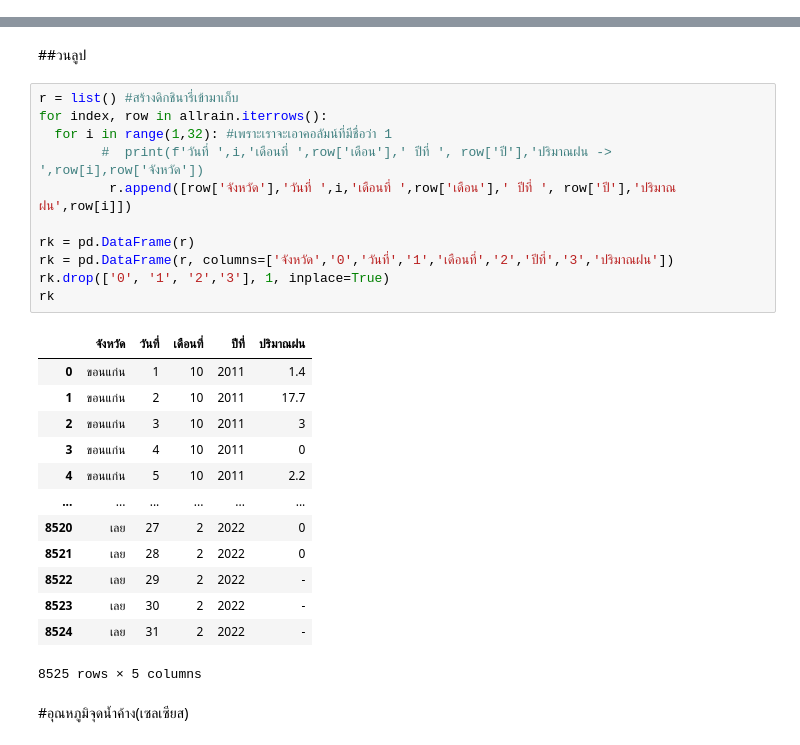
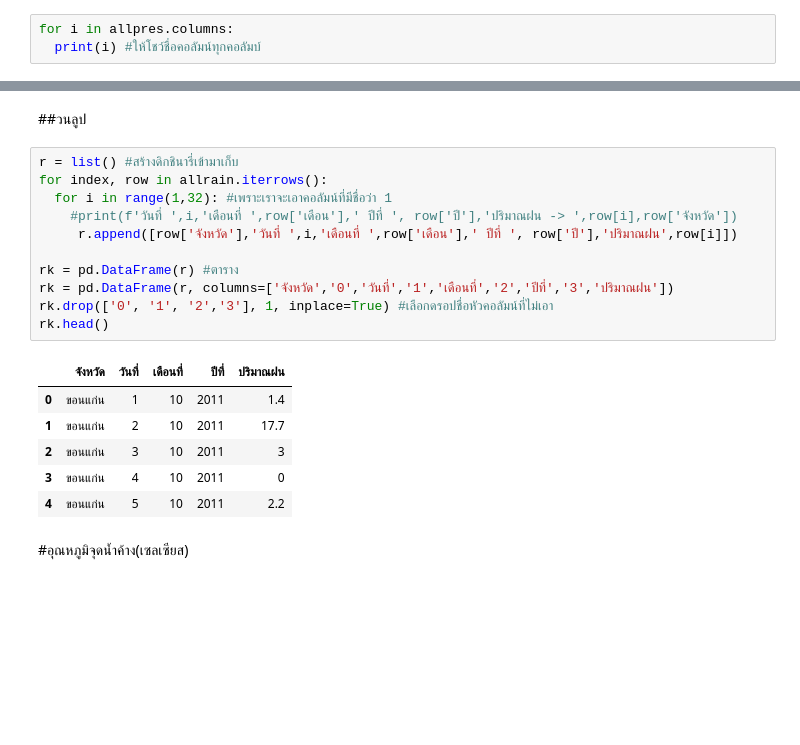
Before and after one commit to SAPUII/bsc_dpdm22, a Jupyter notebook: Quiz_Group6.ipynb, the cells around one changed output, grey strips where cells are left out. Cells and saved outputs as stored; diff of their text form; blank space fills up the shorter version.

```diff
--- a/Quiz_Group6.ipynb
+++ b/Quiz_Group6.ipynb
@@ -129,2 +116,5 @@ allpres.shape
 # %% [markdown]
 ##วนลูป
+# %%
+for i in allpres.columns:
+  print(i) #ให้โชว์ชื่อคอลัมน์ทุกคอลัมบ์
@@ -490,28 +482,21 @@ allrain.head()
 # %%
 r = list() #สร้างดิกชินารี่เข้ามาเก็บ
 for index, row in allrain.iterrows():
   for i in range(1,32): #เพราะเราจะเอาคอลัมน์ที่มีชื่อว่า 1
-        #  print(f'วันที่ ',i,'เดือนที่ ',row['เดือน'],' ปีที่ ', row['ปี'],'ปริมาณฝน -> ',row[i],row['จังหวัด'])
-         r.append([row['จังหวัด'],'วันที่ ',i,'เดือนที่ ',row['เดือน'],' ปีที่ ', row['ปี'],'ปริมาณฝน',row[i]])
+    #print(f'วันที่ ',i,'เดือนที่ ',row['เดือน'],' ปีที่ ', row['ปี'],'ปริมาณฝน -> ',row[i],row['จังหวัด'])
+     r.append([row['จังหวัด'],'วันที่ ',i,'เดือนที่ ',row['เดือน'],' ปีที่ ', row['ปี'],'ปริมาณฝน',row[i]])
 
-rk = pd.DataFrame(r)
+rk = pd.DataFrame(r) #ตาราง
 rk = pd.DataFrame(r, columns=['จังหวัด','0','วันที่','1','เดือนที่','2','ปีที่','3','ปริมาณฝน'])
-rk.drop(['0', '1', '2','3'], 1, inplace=True)
-rk
+rk.drop(['0', '1', '2','3'], 1, inplace=True) #เลือกดรอปชื่อหัวคอลัมน์ที่ไม่เอา
+rk.head()
 # %% [output]
 |  | จังหวัด | วันที่ | เดือนที่ | ปีที่ | ปริมาณฝน |
 | 0 | ขอนแก่น | 1 | 10 | 2011 | 1.4 |
 | 1 | ขอนแก่น | 2 | 10 | 2011 | 17.7 |
 | 2 | ขอนแก่น | 3 | 10 | 2011 | 3 |
 | 3 | ขอนแก่น | 4 | 10 | 2011 | 0 |
 | 4 | ขอนแก่น | 5 | 10 | 2011 | 2.2 |
-| ... | ... | ... | ... | ... | ... |
-| 8520 | เลย | 27 | 2 | 2022 | 0 |
-| 8521 | เลย | 28 | 2 | 2022 | 0 |
-| 8522 | เลย | 29 | 2 | 2022 | - |
-| 8523 | เลย | 30 | 2 | 2022 | - |
-| 8524 | เลย | 31 | 2 | 2022 | - |
-8525 rows × 5 columns
 # %% [markdown]
 #อุณหภูมิจุดน้ำค้าง(เซลเซียส)
 # %%
```
Also changed, not shown: parts of 31 cells of this notebook.
